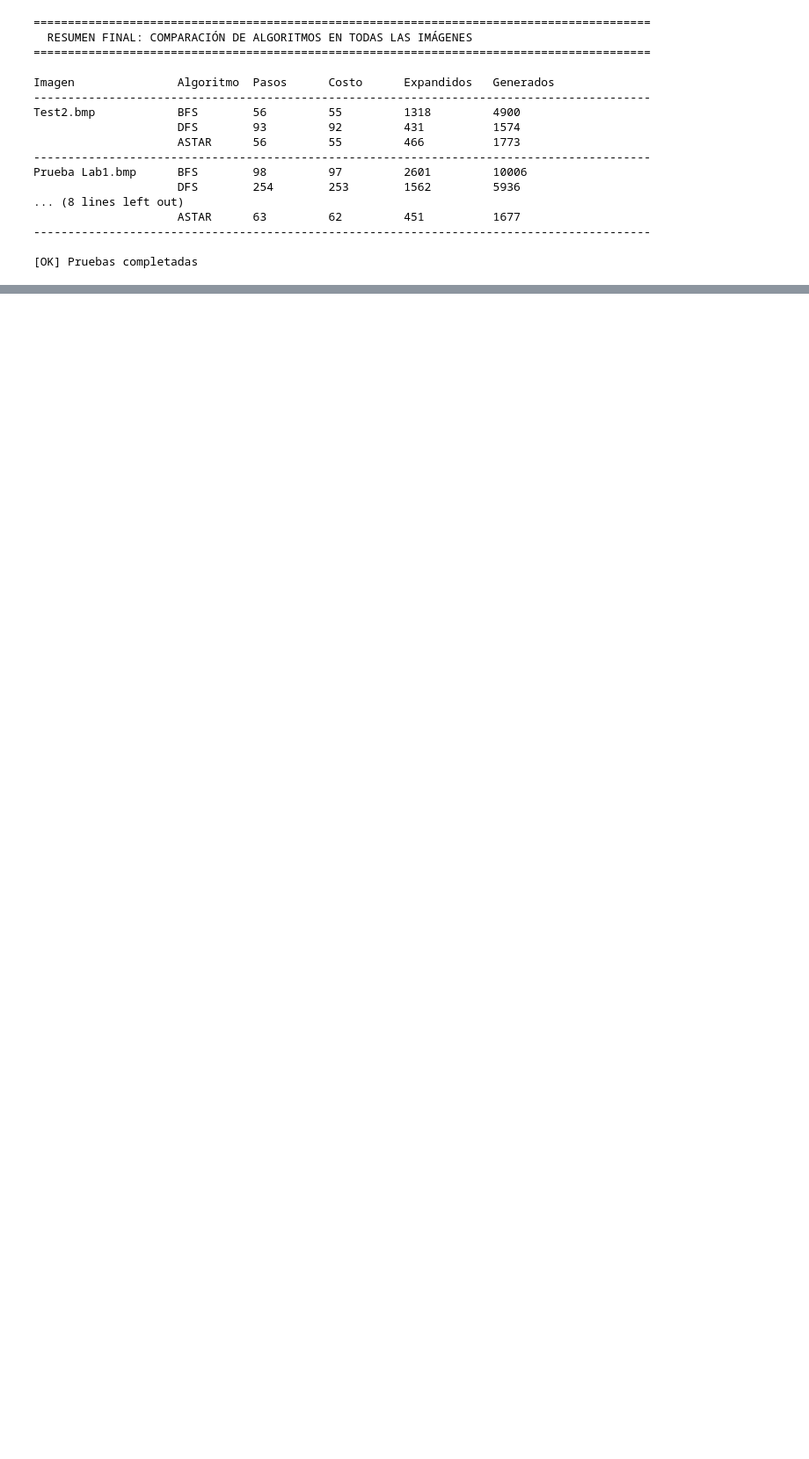
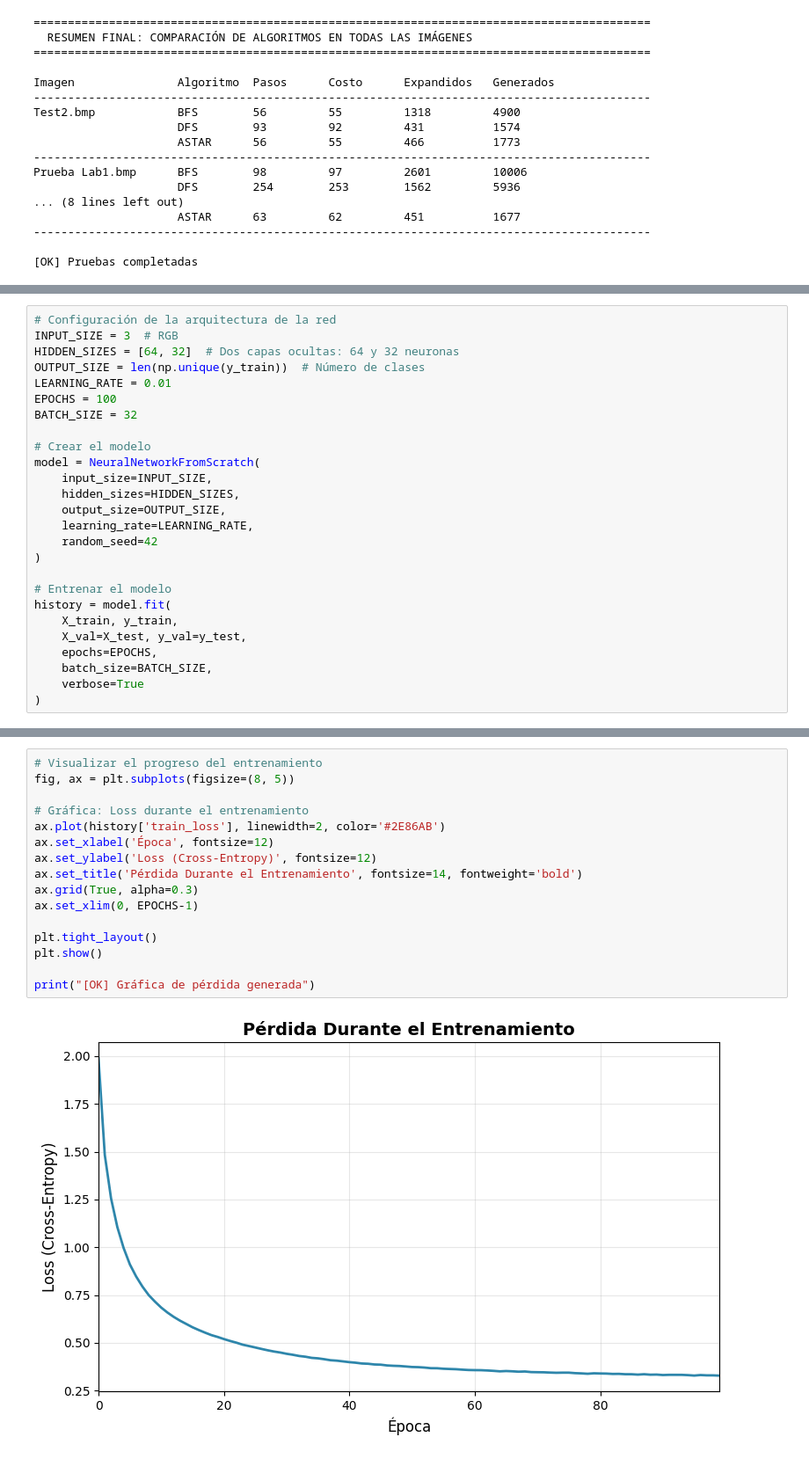
Before and after one commit to nadissa1508/CC3085-Proyecto1, a Jupyter notebook: Proyecto1.ipynb, the cells around one changed output, grey strips where cells are left out. Shown at 88% size. Cells and saved outputs as stored; diff of their text form; blank space fills up the shorter version.

```diff
--- a/Proyecto1.ipynb
+++ b/Proyecto1.ipynb
@@ -2191,0 +2643,26 @@ Prueba Lab1.bmp      BFS        98         97         2601         10006
+# %%
+# Configuración de la arquitectura de la red
+INPUT_SIZE = 3  # RGB
+HIDDEN_SIZES = [64, 32]  # Dos capas ocultas: 64 y 32 neuronas
+OUTPUT_SIZE = len(np.unique(y_train))  # Número de clases
+LEARNING_RATE = 0.01
+EPOCHS = 100
+BATCH_SIZE = 32
+
+# Crear el modelo
+model = NeuralNetworkFromScratch(
+    input_size=INPUT_SIZE,
+    hidden_sizes=HIDDEN_SIZES,
+    output_size=OUTPUT_SIZE,
+    learning_rate=LEARNING_RATE,
+    random_seed=42
+)
+
+# Entrenar el modelo
+history = model.fit(
+    X_train, y_train,
+    X_val=X_test, y_val=y_test,
+    epochs=EPOCHS,
+    batch_size=BATCH_SIZE,
+    verbose=True
+)
@@ -2191,0 +2752,18 @@ Prueba Lab1.bmp      BFS        98         97         2601         10006
+# %%
+# Visualizar el progreso del entrenamiento
+fig, ax = plt.subplots(figsize=(8, 5))
+
+# Gráfica: Loss durante el entrenamiento
+ax.plot(history['train_loss'], linewidth=2, color='#2E86AB')
+ax.set_xlabel('Época', fontsize=12)
+ax.set_ylabel('Loss (Cross-Entropy)', fontsize=12)
+ax.set_title('Pérdida Durante el Entrenamiento', fontsize=14, fontweight='bold')
+ax.grid(True, alpha=0.3)
+ax.set_xlim(0, EPOCHS-1)
+
+plt.tight_layout()
+plt.show()
+
+print("[OK] Gráfica de pérdida generada")
+# %% [output]
+[figure, added]
```
Also changed, not shown: parts of 20 cells of this notebook, 1 other file.
